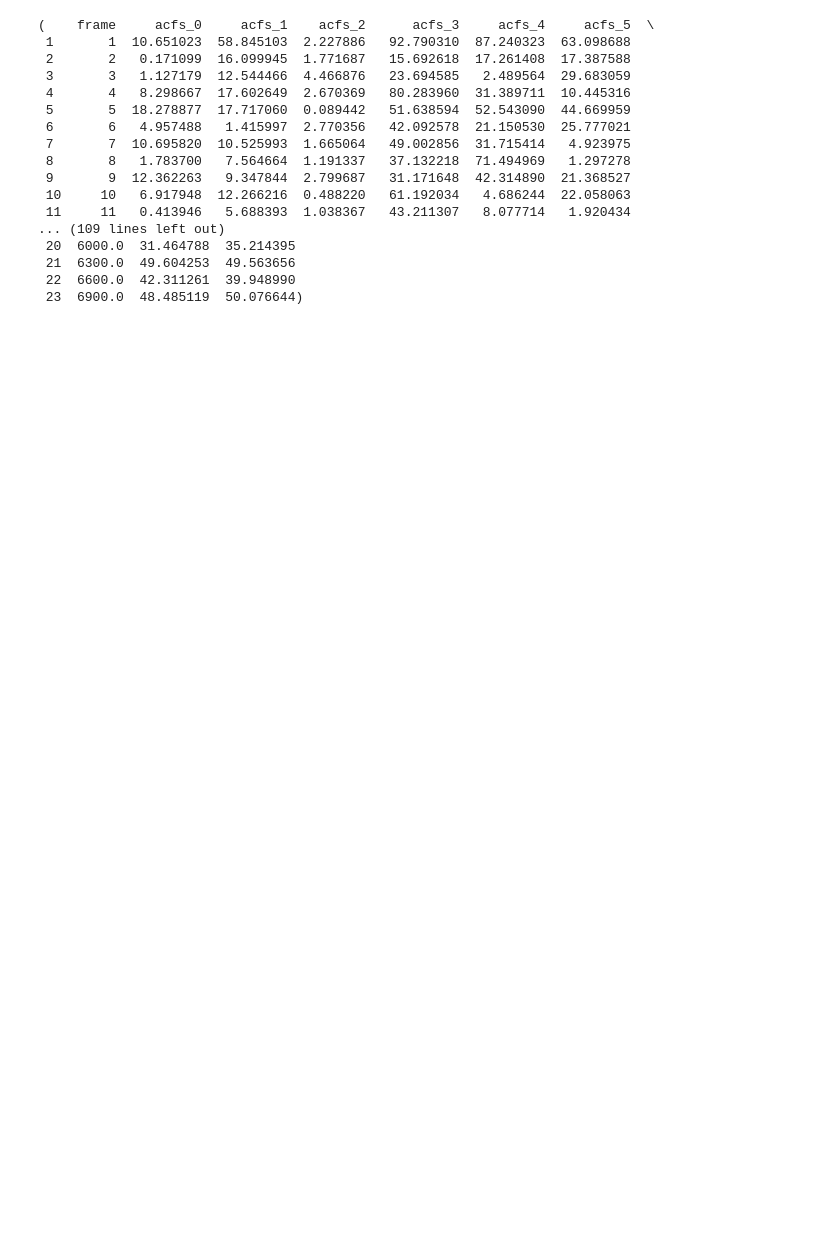
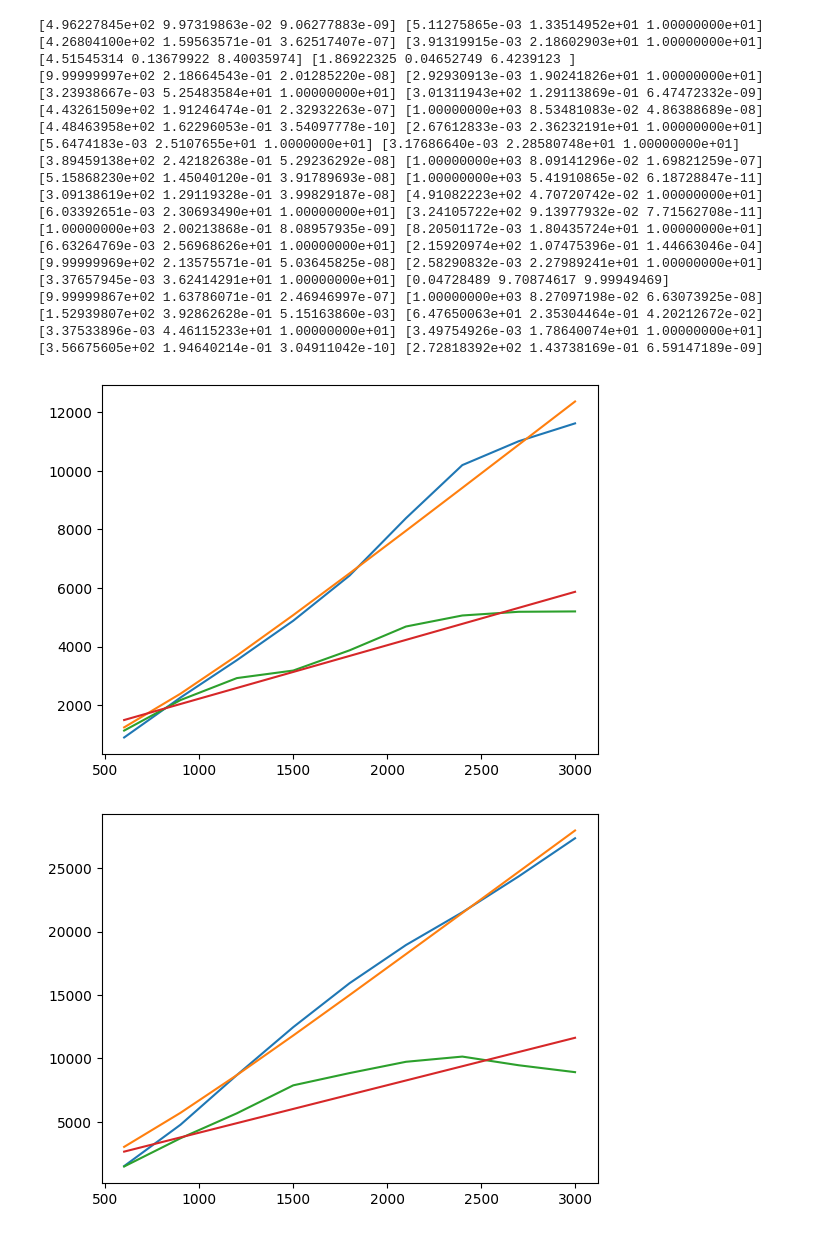
Before and after one commit to pcanaleta/tanalysis, a Jupyter notebook: traj_analysis_test.ipynb, the cells around one changed output. Drawn from its saved outputs; the diff is of its cells as text; code cells hidden in the pictures; blank space fills up the shorter version.

```diff
--- a/traj_analysis_test.ipynb
+++ b/traj_analysis_test.ipynb
@@ -11,20 +32,48 @@ tracks, names = ta.crop_traj(dirname, filter_tracks=False, filter_values=filter_
 # %%
-get_acf(tracks, names, 's', savedir, True)
+ids = np.unique(tracks.index.get_level_values(0))
+for id in ids:
+    track = tracks.loc[id]
+    xyz = track.iloc[:,slice(1,None,1)].dropna()
+    dxyz = np.diff(xyz, axis=0)
+    U,S,V = np.linalg.svd(dxyz, full_matrices=False)
+    xyzrot = xyz@V.T ######
+
+    msdp0 = ta.ezmsd(xyzrot.iloc[:,0])
+    msdnp0 = ta.ezmsd(xyzrot.iloc[:,1])
+    if len(xyz.columns) == 3:
+        msdnp0 += ta.ezmsd(xyzrot.iloc[:,2])
+
+    t = np.arange(1,24,1)
+    poptp, _ = curve_fit(ta.tPRW1D, t[1:10]*300, msdp0[:9], p0=(100,3,1), bounds=([0, 0, 0], [1000,1000,10]), method='trf', maxfev=10000)
+    poptnp, _ = curve_fit(ta.tPRW2D, t[1:10]*300, msdnp0[:9], p0=(100,3,1), bounds=([0, 0, 0], [1000,1000,10]), method='trf', maxfev=10000)
+
+    print(poptp, poptnp)
+
+    plt.figure()
+    plt.plot(t[1:10]*300, msdp0[:9])
+    plt.plot(t[1:10]*300, ta.tPRW1D(t[1:10]*300, *poptp))
+    plt.plot(t[1:10]*300, msdnp0[:9])
+    plt.plot(t[1:10]*300, ta.tPRW2D(t[1:10]*300, *poptnp))
 # %% [output]
-(    frame     acfs_0     acfs_1    acfs_2      acfs_3     acfs_4     acfs_5  \
- 1       1  10.651023  58.845103  2.227886   92.790310  87.240323  63.098688
- 2       2   0.171099  16.099945  1.771687   15.692618  17.261408  17.387588
- 3       3   1.127179  12.544466  4.466876   23.694585   2.489564  29.683059
- 4       4   8.298667  17.602649  2.670369   80.283960  31.389711  10.445316
- 5       5  18.278877  17.717060  0.089442   51.638594  52.543090  44.669959
- 6       6   4.957488   1.415997  2.770356   42.092578  21.150530  25.777021
- 7       7  10.695820  10.525993  1.665064   49.002856  31.715414   4.923975
- 8       8   1.783700   7.564664  1.191337   37.132218  71.494969   1.297278
- 9       9  12.362263   9.347844  2.799687   31.171648  42.314890  21.368527
- 10     10   6.917948  12.266216  0.488220   61.192034   4.686244  22.058063
- 11     11   0.413946   5.688393  1.038367   43.211307   8.077714   1.920434
-... (109 lines left out)
- 20  6000.0  31.464788  35.214395
- 21  6300.0  49.604253  49.563656
- 22  6600.0  42.311261  39.948990
- 23  6900.0  48.485119  50.076644)
+[4.96227845e+02 9.97319863e-02 9.06277883e-09] [5.11275865e-03 1.33514952e+01 1.00000000e+01]
+[4.26804100e+02 1.59563571e-01 3.62517407e-07] [3.91319915e-03 2.18602903e+01 1.00000000e+01]
+[4.51545314 0.13679922 8.40035974] [1.86922325 0.04652749 6.4239123 ]
+[9.99999997e+02 2.18664543e-01 2.01285220e-08] [2.92930913e-03 1.90241826e+01 1.00000000e+01]
+[3.23938667e-03 5.25483584e+01 1.00000000e+01] [3.01311943e+02 1.29113869e-01 6.47472332e-09]
+[4.43261509e+02 1.91246474e-01 2.32932263e-07] [1.00000000e+03 8.53481083e-02 4.86388689e-08]
+[4.48463958e+02 1.62296053e-01 3.54097778e-10] [2.67612833e-03 2.36232191e+01 1.00000000e+01]
+[5.6474183e-03 2.5107655e+01 1.0000000e+01] [3.17686640e-03 2.28580748e+01 1.00000000e+01]
+[3.89459138e+02 2.42182638e-01 5.29236292e-08] [1.00000000e+03 8.09141296e-02 1.69821259e-07]
+[5.15868230e+02 1.45040120e-01 3.91789693e-08] [1.00000000e+03 5.41910865e-02 6.18728847e-11]
+[3.09138619e+02 1.29119328e-01 3.99829187e-08] [4.91082223e+02 4.70720742e-02 1.00000000e+01]
+[6.03392651e-03 2.30693490e+01 1.00000000e+01] [3.24105722e+02 9.13977932e-02 7.71562708e-11]
+[1.00000000e+03 2.00213868e-01 8.08957935e-09] [8.20501172e-03 1.80435724e+01 1.00000000e+01]
+[6.63264769e-03 2.56968626e+01 1.00000000e+01] [2.15920974e+02 1.07475396e-01 1.44663046e-04]
+[9.99999969e+02 2.13575571e-01 5.03645825e-08] [2.58290832e-03 2.27989241e+01 1.00000000e+01]
+[3.37657945e-03 3.62414291e+01 1.00000000e+01] [0.04728489 9.70874617 9.99949469]
+[9.99999867e+02 1.63786071e-01 2.46946997e-07] [1.00000000e+03 8.27097198e-02 6.63073925e-08]
+[1.52939807e+02 3.92862628e-01 5.15163860e-03] [6.47650063e+01 2.35304464e-01 4.20212672e-02]
+[3.37533896e-03 4.46115233e+01 1.00000000e+01] [3.49754926e-03 1.78640074e+01 1.00000000e+01]
+[3.56675605e+02 1.94640214e-01 3.04911042e-10] [2.72818392e+02 1.43738169e-01 6.59147189e-09]
+[figure, added]
+[figure, added]
```
Also changed, not shown: parts of 3 cells of this notebook, 1 other file.
